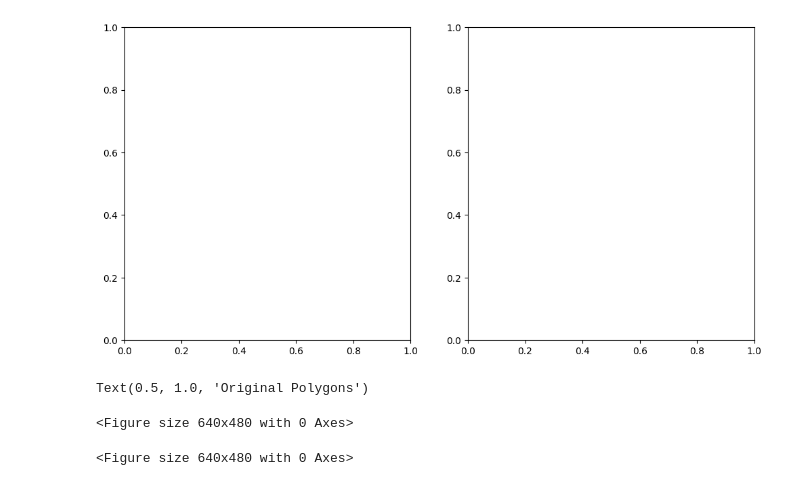
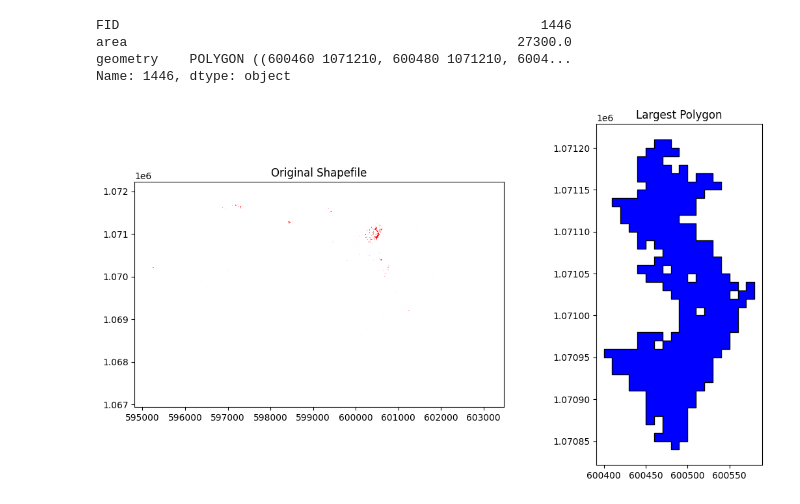
Before and after one commit to CTU-CSIRO/CSIROBoeingPhase5-Vietnam, a Jupyter notebook: 04.removePoligantSmall.ipynb, the cells around one changed output. Drawn from its saved outputs; the diff is of its cells as text; code cells hidden in the pictures.

```diff
--- a/04.removePoligantSmall.ipynb
+++ b/04.removePoligantSmall.ipynb
@@ -34,6 +36,6 @@ with rasterio.open("ThuanHoa/KetQua/PNN.tif") as src:
 # %%
 # Load the shapefile
-gdf = gpd.read_file("output_vector.shp")
+gdf = gpd.read_file("resultRemoveOfTranThaiDuy/output_vector.shp")
 
 # Plot the data
 gdf.plot()
@@ -51,3 +48,0 @@ def partition_polygon(polygon):
-# %%
-# Load the shapefile
-gdf = gpd.read_file("output_vector.shp")
@@ -69,17 +49,37 @@ gdf_partitioned = gpd.GeoDataFrame(geometry=partitioned_polygons, crs=gdf.crs)
-# %%
-# Plot the original polygons and the partitioned polygons side by side
-fig, (ax1, ax2) = plt.subplots(1, 2, figsize=(12, 6))
-# %% [output]
-[figure, removed]
-# %%
-gdf.plot(ax=ax1, color='lightblue', edgecolor='black')
-ax1.set_title('Original Polygons')
-# %% [output]
-Text(0.5, 1.0, 'Original Polygons')
-<Figure size 640x480 with 0 Axes>
-# %%
-gdf_partitioned.plot(ax=ax2, color='lightgreen', edgecolor='black')
-ax2.set_title('Partitioned Polygons')
-plt.show()
-# %% [output]
-<Figure size 640x480 with 0 Axes>
+# %%
+# Step 2: Ensure the shapefile has a CRS in meters (not degrees), convert if necessary
+if gdf.crs.is_geographic:
+    # Reproject to a projected CRS that uses meters (e.g., UTM zone suitable for your region)
+    gdf = gdf.to_crs(epsg=32633)  # Adjust the EPSG code based on your region
+
+# Step 3: Handle multipolygons and explode them into single polygons if necessary
+gdf = gdf.explode(ignore_index=True)
+
+# Step 4: Calculate the area for each polygon
+gdf['area'] = gdf['geometry'].area
+
+# Step 5: Identify the largest polygon by area
+largest_polygon = gdf.loc[gdf['area'].idxmax()]
+
+# Step 6: Create a new GeoDataFrame with only the largest polygon
+gdf_largest = gpd.GeoDataFrame([largest_polygon], columns=gdf.columns, crs=gdf.crs)
+
+# Step 7: Plot the original and the filtered shapefile (largest polygon)
+fig, (ax1, ax2) = plt.subplots(1, 2, figsize=(12, 6))
+
+# Plot original shapefile
+gdf.plot(ax=ax1, color='red', edgecolor='white')
+ax1.set_title('Original Shapefile')
+
+# Plot largest polygon only
+gdf_largest.plot(ax=ax2, color='blue', edgecolor='black')
+ax2.set_title('Largest Polygon')
+
+plt.tight_layout()
+plt.show()
+# %% [output]
+FID                                                      1446
+area                                                  27300.0
+geometry    POLYGON ((600460 1071210, 600480 1071210, 6004...
+Name: 1446, dtype: object
+[figure, added]
```
Also changed, not shown: parts of 7 cells of this notebook.
